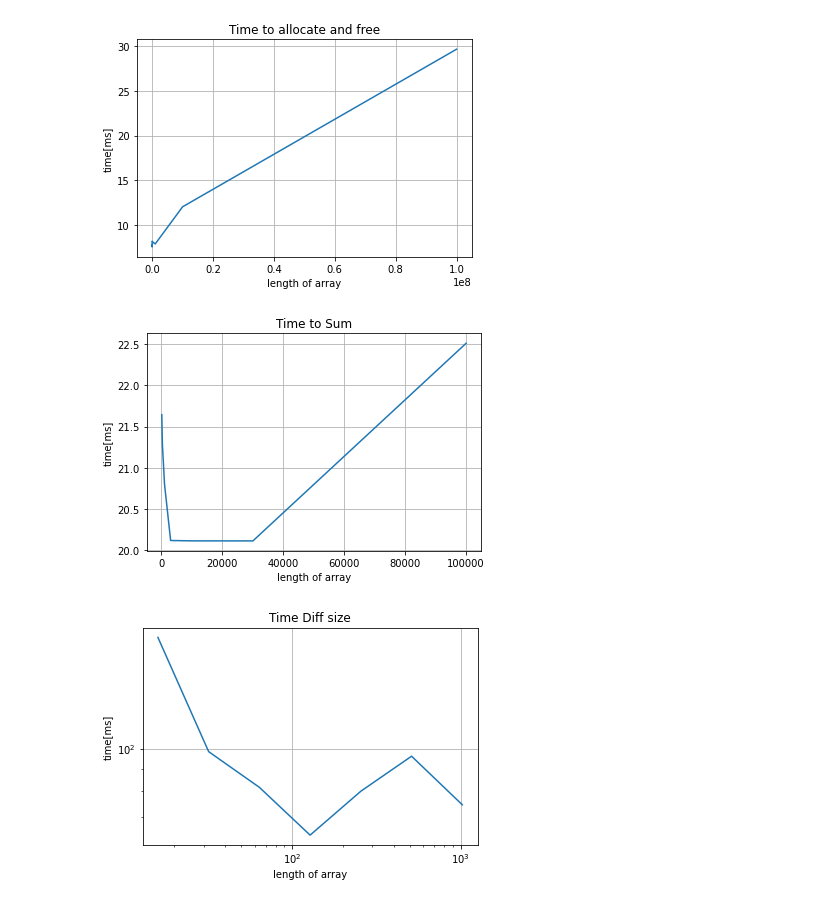
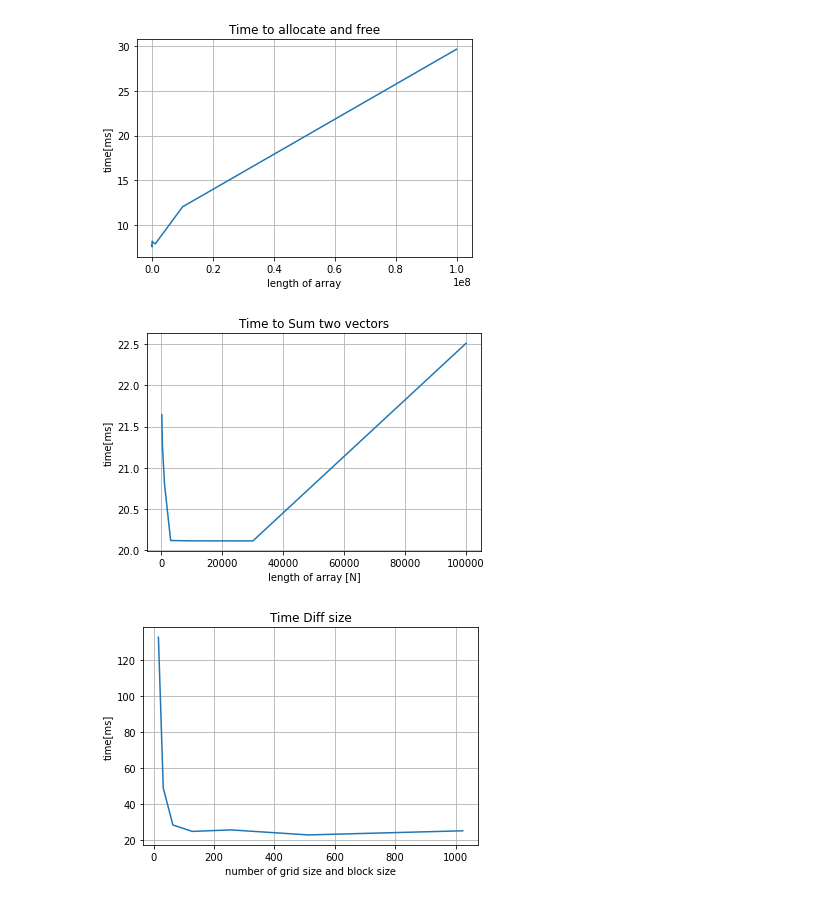
Before and after one commit to axcy0809/ManyCore, a Jupyter notebook: Alex/Ex2/plots.ipynb, the cells around one changed output. Saved outputs shown, nothing was run; the diff lists cells and outputs as text; code cells hidden in the pictures.

```diff
--- a/Alex/Ex2/plots.ipynb
+++ b/Alex/Ex2/plots.ipynb
@@ -18,19 +18,19 @@ timeAll = [21.6434,21.2801,20.7999,20.12,20.1156,20.115,22.5097]
 plt.plot(N,timeAll)
 plt.grid()
 plt.ylabel('time[ms]')
-plt.xlabel('length of array')
-plt.title("Time to Sum")
+plt.xlabel('length of array [N]')
+plt.title("Time to Sum two vectors")
 plt.savefig("Bilder/Time_to_Sum")
 # %% [output]
-[figure, old version]
+[figure, new version]
 # %%
 N = [16,32,64,128,256,512,1024]
-timeAll = [179.16, 98.476, 81.672, 63.587, 80.033, 96.152,74.541]
-plt.loglog(N,timeAll)
+timeAll = [132.735, 49.011, 28.539, 24.9809, 25.8159, 23.0332, 25.3201]
+plt.plot(N,timeAll)
 plt.grid()
 plt.ylabel('time[ms]')
-plt.xlabel('length of array')
+plt.xlabel('number of grid size and block size')
 plt.title("Time Diff size")
 plt.savefig("Bilder/Diff_size")
 # %% [output]
-[figure, old version]
+[figure, new version]
```
Also changed, not shown: parts of 2 cells of this notebook, 13 other files.
